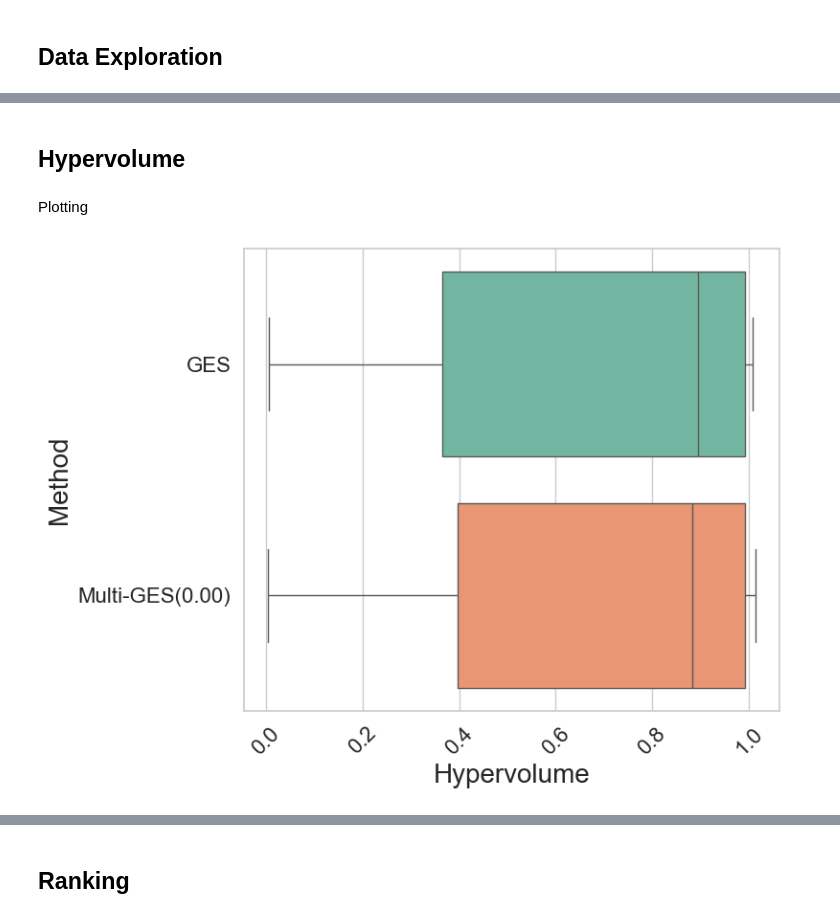
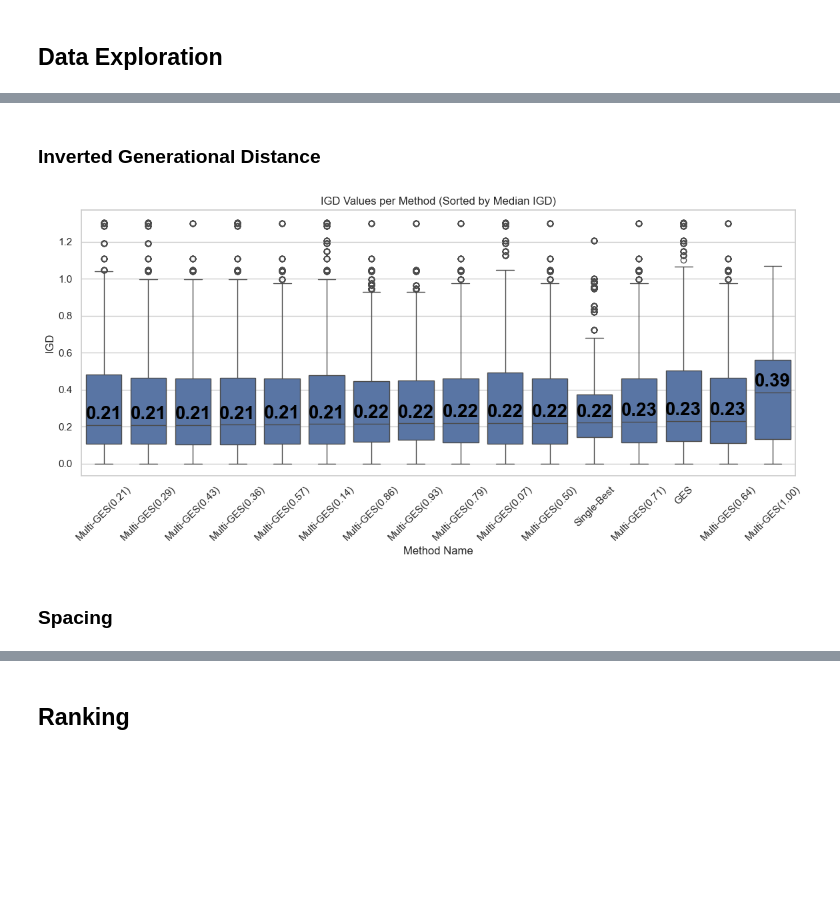
Before and after one commit to Atraxus/HA-ES, a Jupyter notebook: haes/plotting.ipynb, the cells around one changed output, grey strips where cells are left out. Saved outputs shown, nothing was run; the diff lists cells and outputs as text; code cells hidden in the pictures; blank space fills up the shorter version.

```diff
--- a/haes/plotting.ipynb
+++ b/haes/plotting.ipynb
@@ -550,0 +632,2 @@ See the caveats in the documentation: https://pandas.pydata.org/pandas-docs/stab
+# %% [markdown]
+### Inverted Generational Distance
@@ -550,0 +729,8 @@ See the caveats in the documentation: https://pandas.pydata.org/pandas-docs/stab
+# %%
+# Calculate IGD per method
+igd_results = calculate_IGD_per_method(df, ["negated_normalized_roc_auc", "normalized_time"])
+
+# Plot IGD values per method, sorted by median IGD, and annotate median values
+plot_IGD_values_with_medians(igd_results)
+# %% [output]
+[figure, added]
@@ -551,2 +761,2 @@ See the caveats in the documentation: https://pandas.pydata.org/pandas-docs/stab
 # %% [markdown]
-## Hypervolume
+### Spacing
@@ -668,23 +762,0 @@ def plot_hypervolumes(all_hypervolumes, directory: str = "../plots/"):
-# %% [markdown]
-Plotting
-# %%
-methods = [
-    "GES",
-    "Multi-GES(0.00)"
-    # "Single-Best",
-    # "QDO-ES",
-    # "Infer-QDO-ES",
-    # "Size-QDO-ES",
-    # "Memory-QDO-ES",
-    # "Diskspace-QDO-ES",
-]
-all_hypervolumes = {}
-
-for method in methods:
-    all_hypervolumes[method] = calculate_average_hypervolumes(df, method, ["negated_normalized_roc_auc", "normalized_memory"])
-
-plot_hypervolumes(all_hypervolumes)
-hypervolumes_df = pd.DataFrame(all_hypervolumes)
-hypervolumes_df.to_csv("../data/hypervolumes.csv", index=False)
-# %% [output]
-[figure, removed]
```
Also changed, not shown: parts of 36 cells of this notebook, 3 other files.
